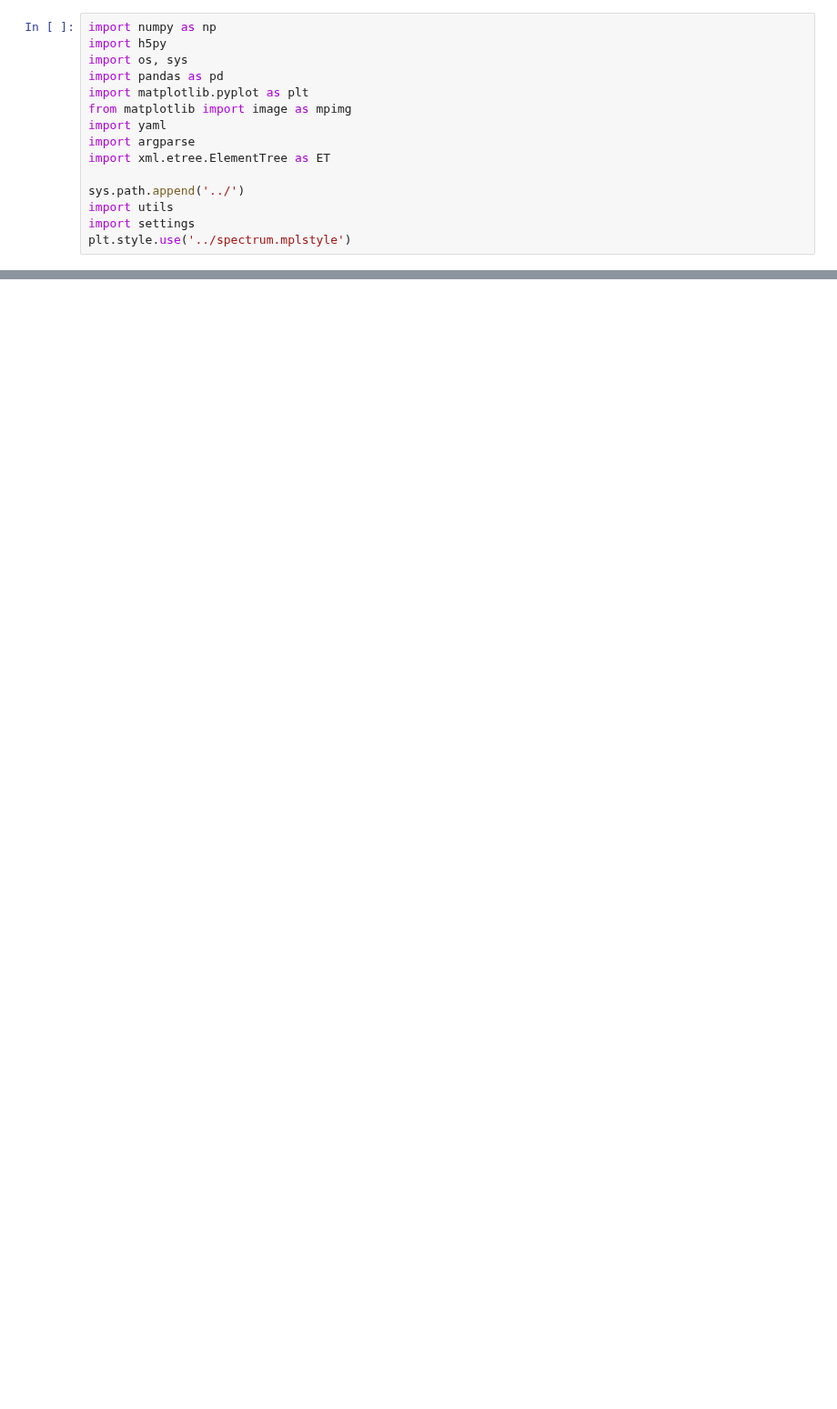
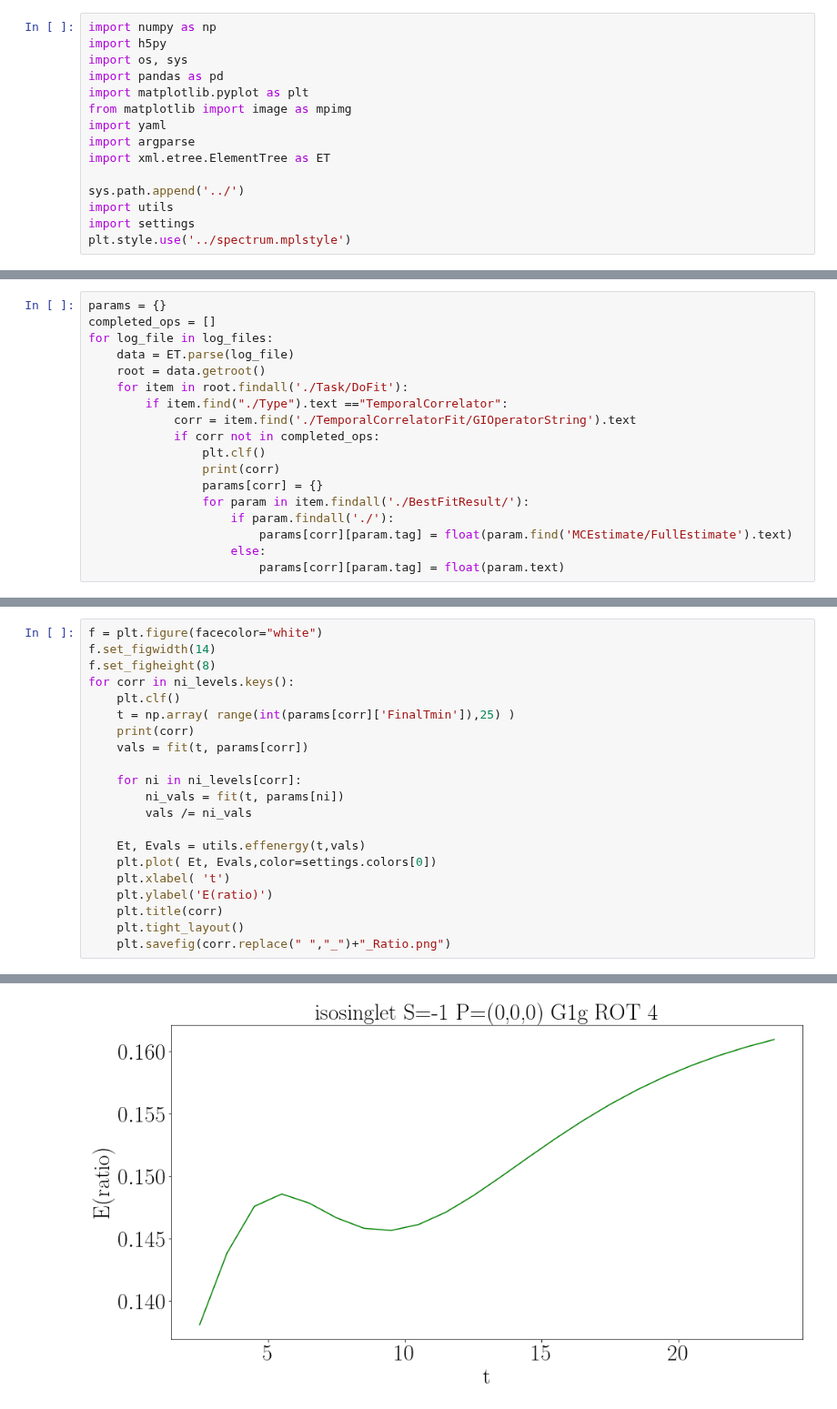
Before and after one commit to xinucode/sigmond_python_plots, a Jupyter notebook: multi-series_fit/multiseries_checks.ipynb, the cells around one changed output, grey strips where cells are left out. Shown at 91% size. Cells and saved outputs as stored; diff of their text form; blank space fills up the shorter version.

```diff
--- a/multi-series_fit/multiseries_checks.ipynb
+++ b/multi-series_fit/multiseries_checks.ipynb
@@ -92,0 +135,18 @@ isodoublet S=0 PSQ=3 G ROT 3
+# %%
+params = {}
+completed_ops = []
+for log_file in log_files:
+    data = ET.parse(log_file)
+    root = data.getroot()
+    for item in root.findall('./Task/DoFit'):
+        if item.find("./Type").text =="TemporalCorrelator":
+            corr = item.find('./TemporalCorrelatorFit/GIOperatorString').text
+            if corr not in completed_ops:
+                plt.clf()
+                print(corr)
+                params[corr] = {}
+                for param in item.findall('./BestFitResult/'):
+                    if param.findall('./'):
+                        params[corr][param.tag] = float(param.find('MCEstimate/FullEstimate').text)
+                    else:
+                        params[corr][param.tag] = float(param.text)
@@ -92,0 +172,22 @@ isodoublet S=0 PSQ=3 G ROT 3
+# %%
+f = plt.figure(facecolor="white")
+f.set_figwidth(14)
+f.set_figheight(8)
+for corr in ni_levels.keys():
+    plt.clf()
+    t = np.array( range(int(params[corr]['FinalTmin']),25) )
+    print(corr)
+    vals = fit(t, params[corr])
+
+    for ni in ni_levels[corr]:
+        ni_vals = fit(t, params[ni])
+        vals /= ni_vals
+
+    Et, Evals = utils.effenergy(t,vals)
+    plt.plot( Et, Evals,color=settings.colors[0])
+    plt.xlabel( 't')
+    plt.ylabel('E(ratio)')
+    plt.title(corr)
+    plt.tight_layout()
+    plt.savefig(corr.replace(" ","_")+"_Ratio.png")
+# %% [output]
@@ -92,0 +199 @@ isodoublet S=0 PSQ=3 G ROT 3
+[figure, added]
```
Also changed, not shown: parts of 6 cells of this notebook, 37 other files.
